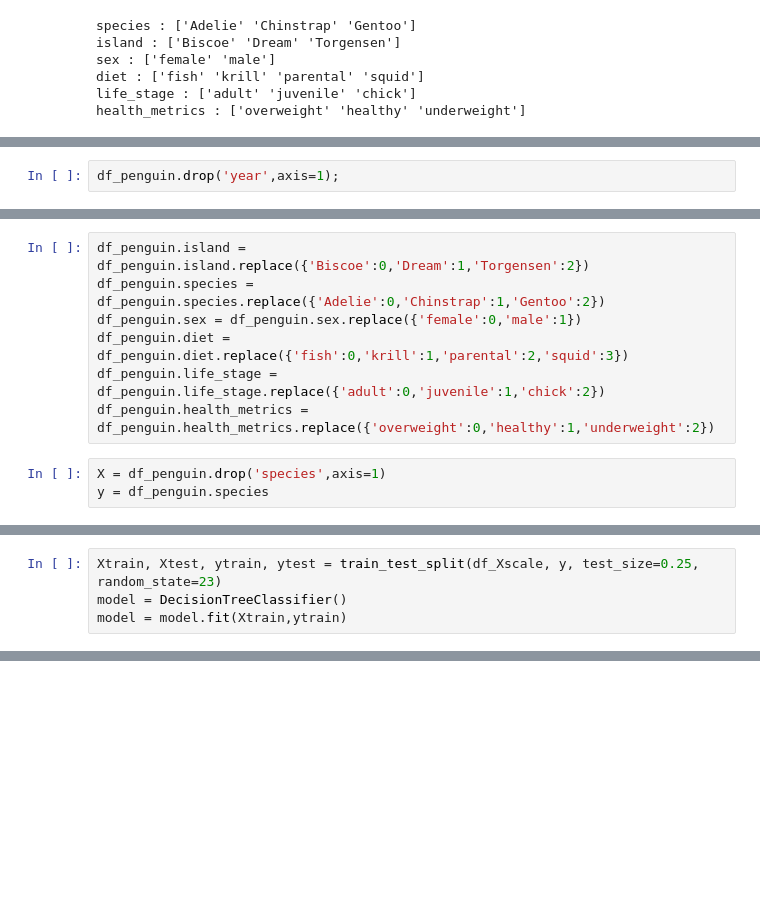
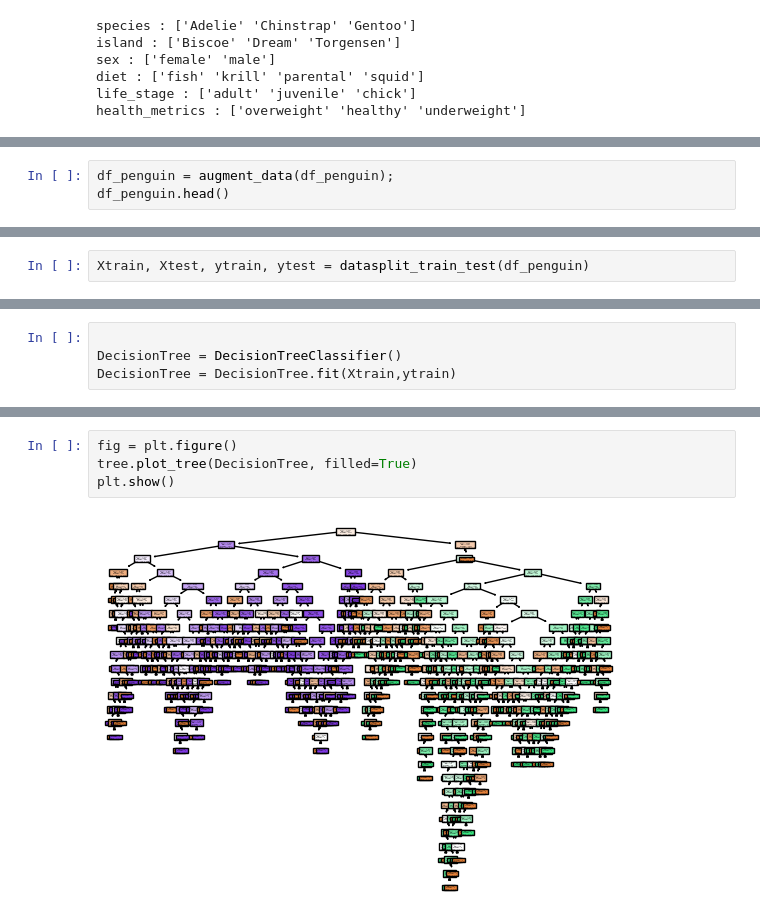
Before and after one commit to UP2112807/COURSEWORK-2-DATA-SCIENCE-PROJECT, a Jupyter notebook: py/Q1_folder/Q1.ipynb, the cells around one changed output, grey strips where cells are left out. Drawn from its saved outputs; the diff is of its cells as text; blank space fills up the shorter version.

```diff
--- a/py/Q1_folder/Q1.ipynb
+++ b/py/Q1_folder/Q1.ipynb
@@ -35,2 +44,3 @@ health_metrics : ['overweight' 'healthy' 'underweight']
 # %%
-df_penguin.drop('year',axis=1);
+df_penguin = augment_data(df_penguin);
+df_penguin.head()
@@ -37,10 +54,2 @@ df_penguin.drop('year',axis=1);
-# %%
-df_penguin.island = df_penguin.island.replace({'Biscoe':0,'Dream':1,'Torgensen':2})
-df_penguin.species = df_penguin.species.replace({'Adelie':0,'Chinstrap':1,'Gentoo':2})
-df_penguin.sex = df_penguin.sex.replace({'female':0,'male':1})
-df_penguin.diet = df_penguin.diet.replace({'fish':0,'krill':1,'parental':2,'squid':3})
-df_penguin.life_stage = df_penguin.life_stage.replace({'adult':0,'juvenile':1,'chick':2})
-df_penguin.health_metrics = df_penguin.health_metrics.replace({'overweight':0,'healthy':1,'underweight':2})
 # %%
-X = df_penguin.drop('species',axis=1)
-y = df_penguin.species
+Xtrain, Xtest, ytrain, ytest = datasplit_train_test(df_penguin)
@@ -51,5 +56,5 @@ df_Xscale = pd.DataFrame(X_scale,columns=X.columns)
 # %%
-Xtrain, Xtest, ytrain, ytest = train_test_split(df_Xscale, y, test_size=0.25, random_state=23)
-model = DecisionTreeClassifier()
-model = model.fit(Xtrain,ytrain)
+
+DecisionTree = DecisionTreeClassifier()
+DecisionTree = DecisionTree.fit(Xtrain,ytrain)
 # %%
@@ -67,0 +102,6 @@ Testing accuracy on 0.754079254079254
+# %%
+fig = plt.figure()
+tree.plot_tree(DecisionTree, filled=True)
+plt.show()
+# %% [output]
+[figure, added]
```
Also changed, not shown: parts of 16 cells of this notebook, 1 other file.
